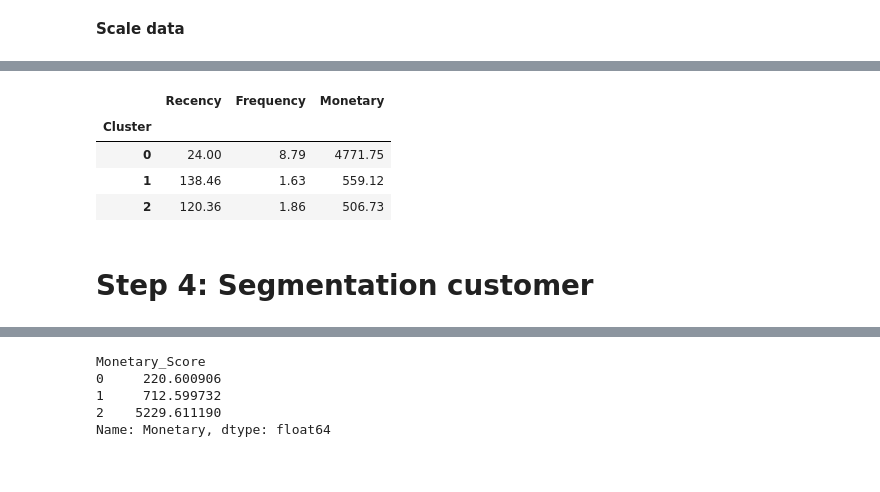
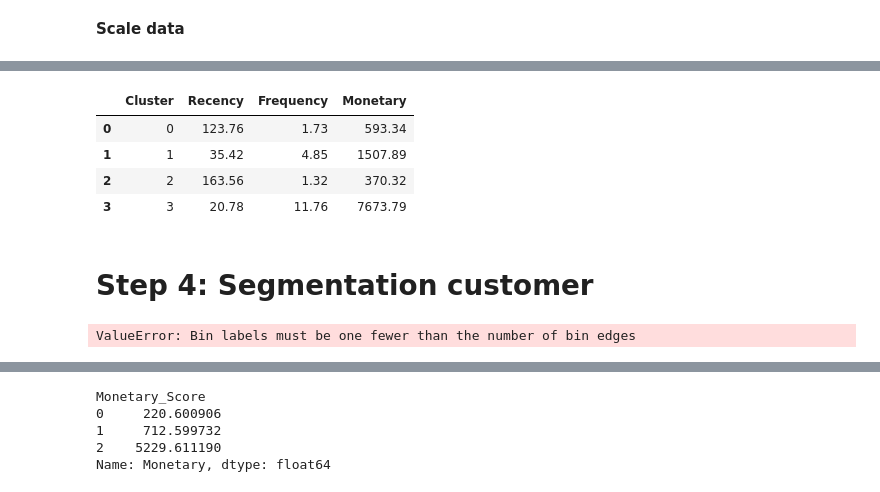
Before and after one commit to dntrieunguyen/RetailOnline-Analysis, a Jupyter notebook: Analysis Project Code.ipynb, the cells around one changed output, grey strips where cells are left out. Cells and saved outputs as stored; diff of their text form; code cells hidden in the pictures.

```diff
--- a/Analysis Project Code.ipynb
+++ b/Analysis Project Code.ipynb
@@ -505,6 +797,6 @@ customer_nor.head()
 # %%
 from sklearn.preprocessing import StandardScaler
 scale = StandardScaler()
-scale.fit(customer_nor)
-customer_nor = scale.transform(customer_nor)
+scale.fit(df_customers_nor)
+customer_nor = scale.transform(df_customers_nor)
 # %%
@@ -522,9 +814,10 @@ from sklearn.cluster import KMeans
 sse = {}
 for k in range(1, 11):
     kmeans = KMeans(n_clusters=k, random_state=42)
-    kmeans.fit(customer_nor)
+    kmeans.fit(df_customers_nor)
     sse[k] = kmeans.inertia_
 
+plt.figure(figsize=(16,8))
 plt.title('The Elbow Method')
 plt.xlabel('k')
 plt.ylabel('SSE')
@@ -535,4 +828,4 @@ plt.show()
 # %%
-model = KMeans(n_clusters=3, random_state=42)
-model.fit(customer_nor)
+model = KMeans(n_clusters=4, random_state=42)
+model.fit(df_customers_nor)
 # %% [output]
@@ -540,5 +833,5 @@ KMeans(n_clusters=3, random_state=42)
 # %%
-customer['Cluster'] = model.labels_
-customer.head()
+df_customers['Cluster'] = model.labels_
+df_customers.head()
 # %% [output]
 |  | CustomerID | Recency | Frequency | Monetary | Cluster |
@@ -550,23 +843,25 @@ customer.head()
 # %%
-customer.groupby('Cluster').agg(
+df_customers.groupby('Cluster').agg(
     {
         'Recency':'mean',
         'Frequency':'mean',
         'Monetary':'mean'
     }
-).round(2)
+).round(2).reset_index()
 # %% [output]
-|  | Recency | Frequency | Monetary |
-| Cluster |  |  |  |
-| 0 | 24.00 | 8.79 | 4771.75 |
-| 1 | 138.46 | 1.63 | 559.12 |
-| 2 | 120.36 | 1.86 | 506.73 |
+|  | Cluster | Recency | Frequency | Monetary |
+| 0 | 0 | 123.76 | 1.73 | 593.34 |
+| 1 | 1 | 35.42 | 4.85 | 1507.89 |
+| 2 | 2 | 163.56 | 1.32 | 370.32 |
+| 3 | 3 | 20.78 | 11.76 | 7673.79 |
 # %% [markdown]
 # Step 4: Segmentation customer
 # %%
-customer["Recency_Score"] = pd.qcut(customer["Recency"], 3, labels = [2,1,0])
-customer["Frequency_Score"] = pd.qcut(customer["Frequency"].rank(method = "first"), 3, labels = [0,1,2])
-customer["Monetary_Score"] = pd.qcut(customer["Monetary"], 3, labels = [0,1,2])
+customer["Recency_Score"] = pd.qcut(customer["Recency"], 3, labels = [3,2,1,0])
+customer["Frequency_Score"] = pd.qcut(customer["Frequency"].rank(method = "first"), 3, labels = [0,1,2,3])
+customer["Monetary_Score"] = pd.qcut(customer["Monetary"], 3, labels = [0,1,2,3])
+# %% [output]
+ValueError: Bin labels must be one fewer than the number of bin edges
 # %%
 customer[customer['Recency_Score'] == 2]
 # %% [output]
```
Also changed, not shown: parts of 68 cells of this notebook, 4 other files.
